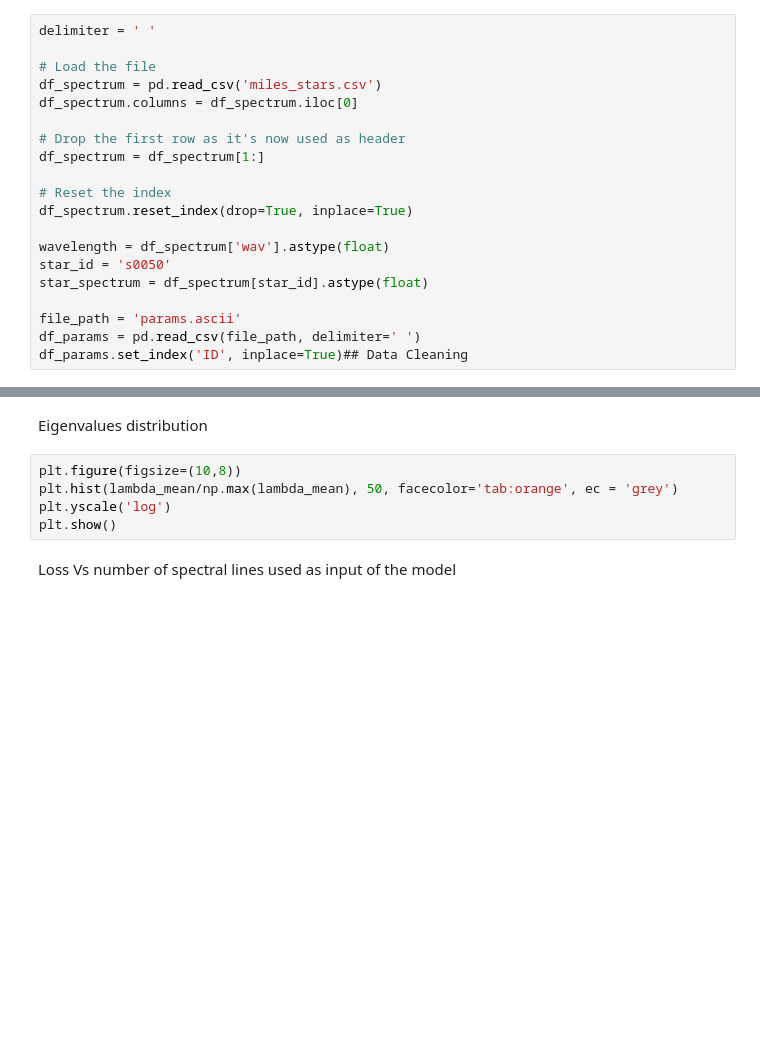
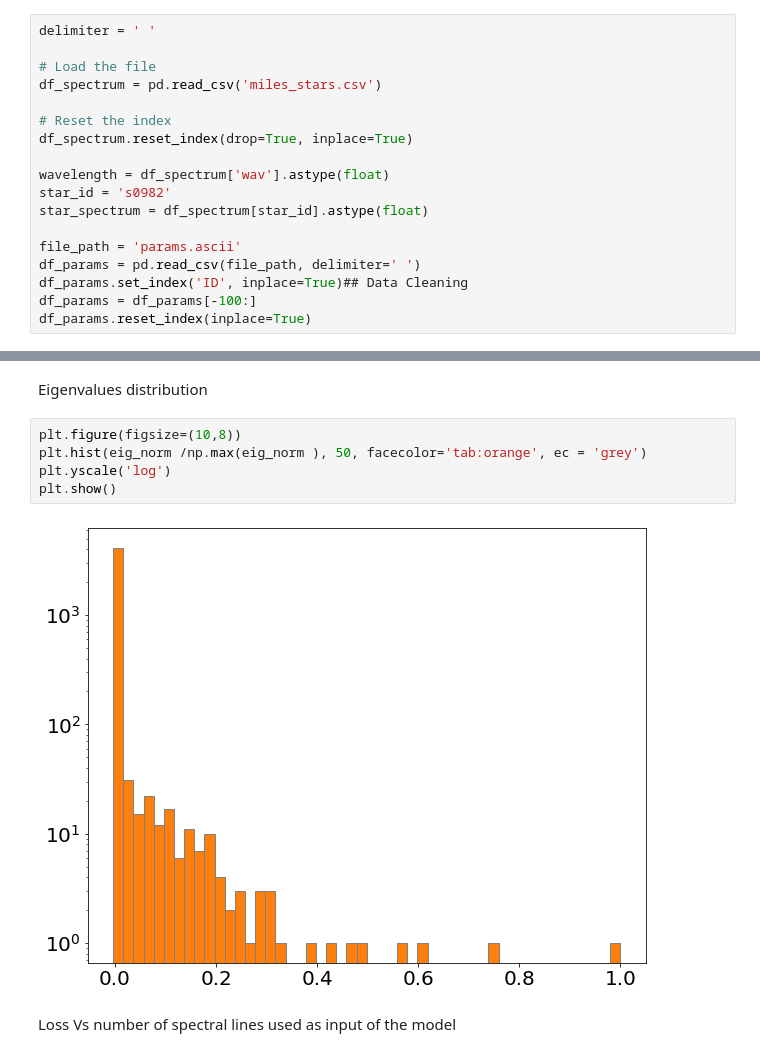
Before and after one commit to Lorenzochicchi/SpectralNNs_for_Input_Relevance, a Jupyter notebook: Stellar_spectra_training.ipynb, the cells around one changed output, grey strips where cells are left out. Saved outputs shown, nothing was run; the diff lists cells and outputs as text; blank space fills up the shorter version.

```diff
--- a/Stellar_spectra_training.ipynb
+++ b/Stellar_spectra_training.ipynb
@@ -24,21 +24,19 @@ delimiter = ' '
 
 # Load the file
 df_spectrum = pd.read_csv('miles_stars.csv')
-df_spectrum.columns = df_spectrum.iloc[0]
-
-# Drop the first row as it's now used as header
-df_spectrum = df_spectrum[1:]
 
 # Reset the index
 df_spectrum.reset_index(drop=True, inplace=True)
 
 wavelength = df_spectrum['wav'].astype(float)
-star_id = 's0050'
+star_id = 's0982'
 star_spectrum = df_spectrum[star_id].astype(float)
 
 file_path = 'params.ascii'
 df_params = pd.read_csv(file_path, delimiter=' ')
 df_params.set_index('ID', inplace=True)## Data Cleaning
+df_params = df_params[-100:]
+df_params.reset_index(inplace=True)
 # %% [markdown]
 Data Cleaning
 # %%
@@ -143,9 +165,11 @@ eig_norm = (eig_start * norma)
 Eigenvalues distribution
 # %%
 plt.figure(figsize=(10,8))
-plt.hist(lambda_mean/np.max(lambda_mean), 50, facecolor='tab:orange', ec = 'grey')
+plt.hist(eig_norm /np.max(eig_norm ), 50, facecolor='tab:orange', ec = 'grey')
 plt.yscale('log')
 plt.show()
+# %% [output]
+[figure, added]
 # %% [markdown]
 Loss Vs number of spectral lines used as input of the model
 # %%
```
Also changed, not shown: parts of 7 cells of this notebook.
